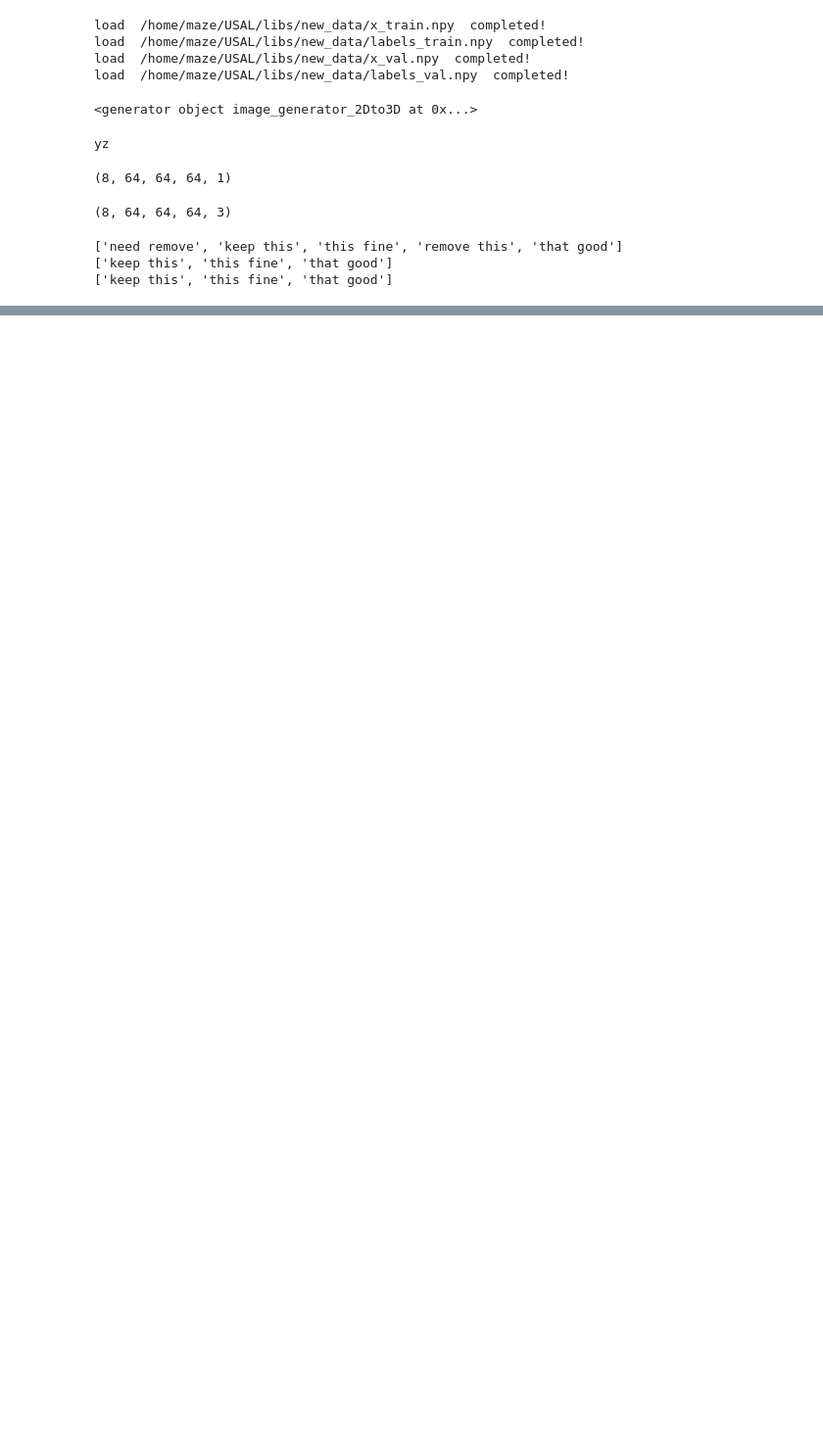
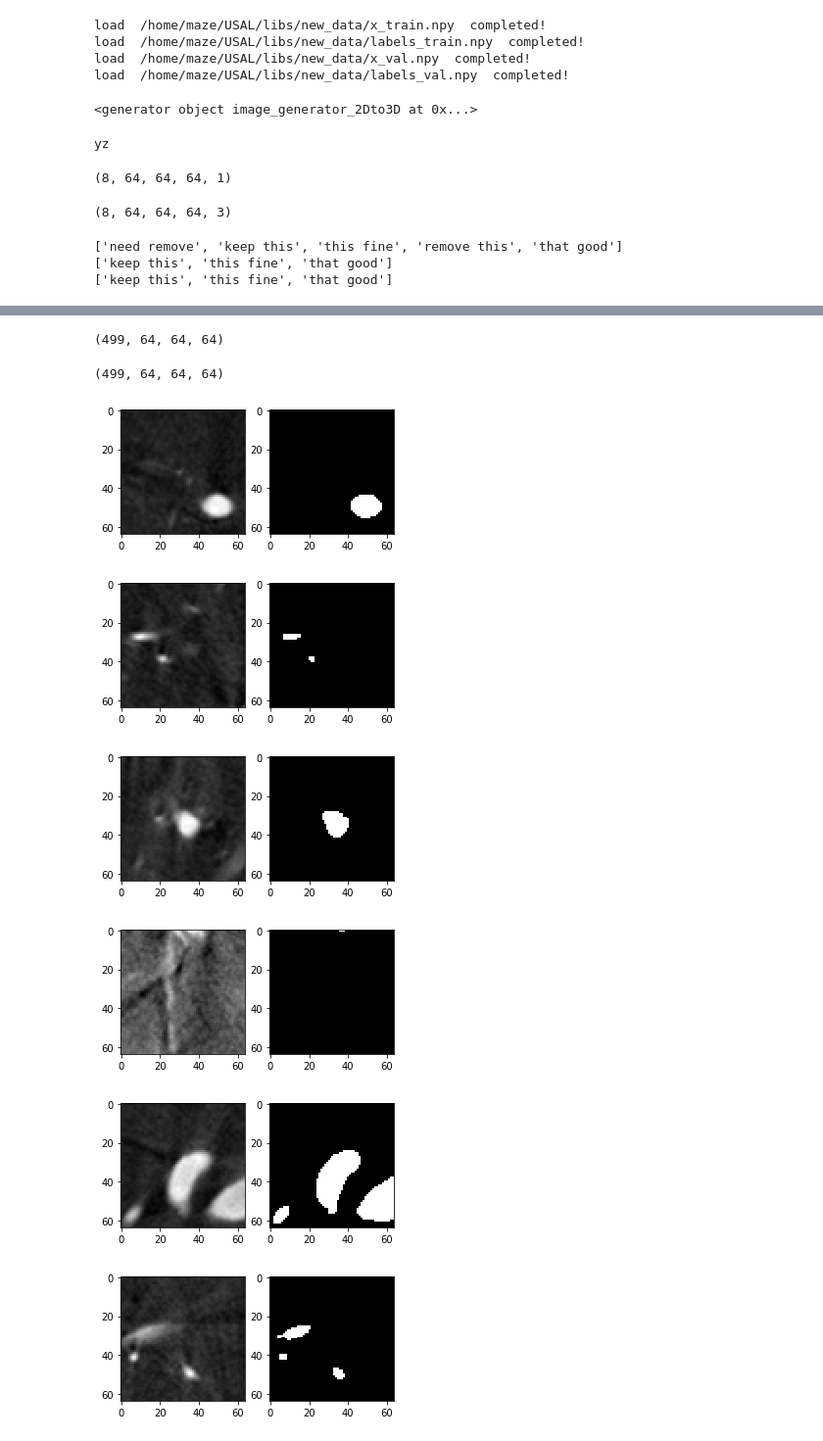
Before and after one commit to zem007/DeepLearning_lib, a Jupyter notebook: projects/dsa_3d_an_seg/playground.ipynb, the cells around one changed output, grey strips where cells are left out. Shown at 98% size. Saved outputs shown, nothing was run; the diff lists cells and outputs as text; code cells hidden in the pictures; blank space fills up the shorter version.

```diff
--- a/projects/dsa_3d_an_seg/playground.ipynb
+++ b/projects/dsa_3d_an_seg/playground.ipynb
@@ -312,0 +315,16 @@ print(A)
+# %%
+import sys
+sys.path.append('/home/maze/USAL/libs/')
+import os
+import numpy as np
+import random
+from data_io.numpy_io import NumpyIo
+from mappers.generator_keras import keras_image_generator_2D, image_generator_2Dto3D
+
+data_save_path = '/home/maze/USAL/libs/new_data'
+# load dataset
+numpyIo = NumpyIo()
+x_train = numpyIo.load(filename = os.path.join(data_save_path, 'x_train.npy'))
+labels_train = numpyIo.load(filename = os.path.join(data_save_path, 'labels_train.npy'))
+x_test = numpyIo.load(filename = os.path.join(data_save_path, 'x_val.npy'))
+labels_test = numpyIo.load(filename = os.path.join(data_save_path, 'labels_val.npy'))
@@ -312,0 +337,25 @@ print(A)
+# %%
+x_train.shape
+# %% [output]
+(499, 64, 64, 64)
+# %%
+# labels_train = np.array(labels_train, dtype='int')
+labels_train.shape
+# %% [output]
+(499, 64, 64, 64)
+# %%
+import matplotlib.pyplot as plt
+for i in range(8):
+    plt.figure(figsize = (5,150)) # x is spacing between images, and y is the showing size of images
+    plt.subplot(8, 2, 2*i+1)
+    plt.imshow(x_train[i,:,:,16], cmap = 'gray')
+    plt.subplot(8,2, 2*i + 2)
+    plt.imshow(labels_train[i,:,:,16], cmap = 'gray')
+    plt.show()
+# %% [output]
+[figure, added]
+[figure, added]
+[figure, added]
+[figure, added]
+[figure, added]
+[figure, added]
```
Also changed, not shown: parts of 10 cells of this notebook, 30 other files.
